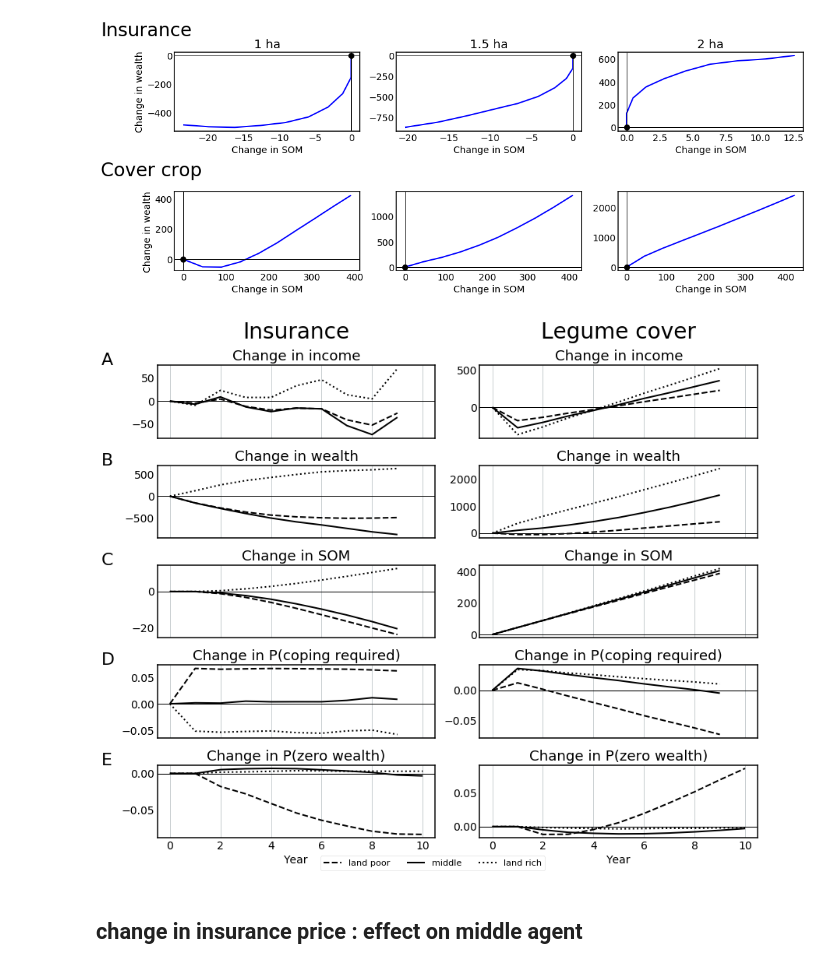
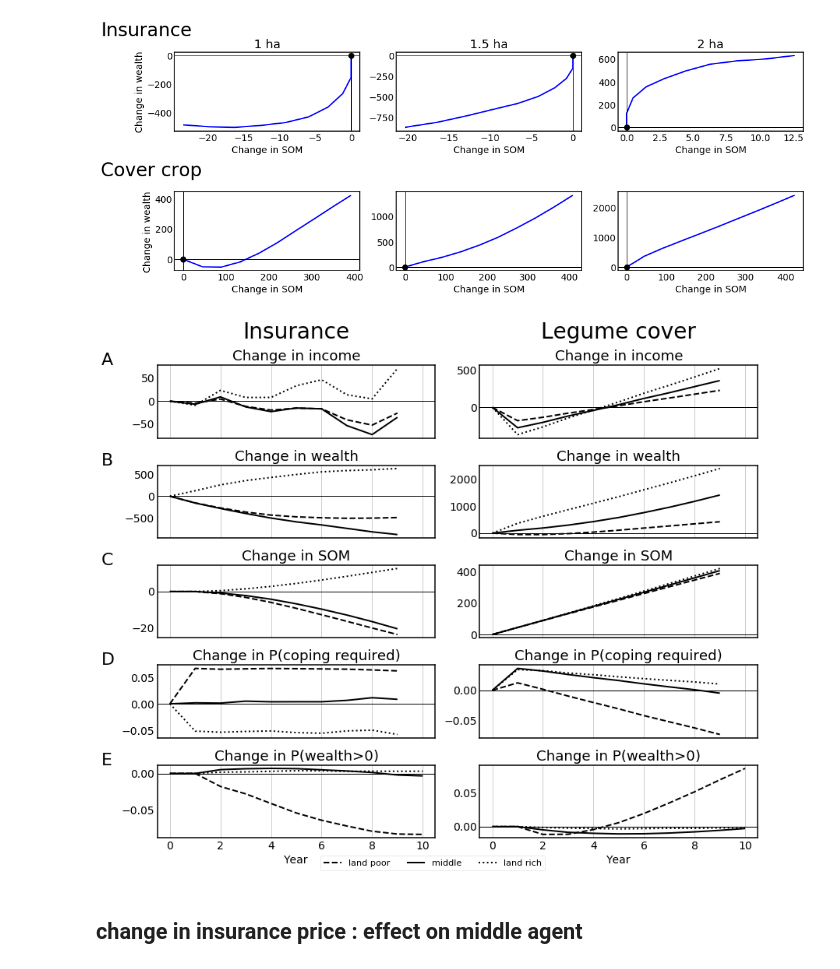
Before and after one commit to t-g-williams/adaptation_abm, a Jupyter notebook: experiments/explore mechanisms.ipynb, the cells around one changed output. Drawn from its saved outputs; the diff is of its cells as text; code cells hidden in the pictures.

Commit message:
formatting g plots for publication

```diff
--- a/experiments/explore mechanisms.ipynb
+++ b/experiments/explore mechanisms.ipynb
@@ -103,35 +103,35 @@ for o, outcome in enumerate(['income','wealth','organic','coping', 'zero_wealth'
             areas = mods['baseline']['land_area'] == land_area
             if outcome != 'zero_wealth':
                 data = np.swapaxes(mods[pol][outcome].astype(float) - mods['baseline'][outcome].astype(float), 0, 1)
                 data = np.mean(data[:,areas], axis=1)
             else:
                 data = np.swapaxes((mods[pol]['wealth']>0).astype(float) - (mods['baseline']['wealth']>0).astype(float), 0, 1)
                 data = np.mean(data[:,areas], axis=1)
 
             # plot
             start = 11 if outcome in ['wealth','organic'] else 10
             ax.plot(data[start:], lw=2, label='{} ha'.format(land_area), ls=ltys[l], color='k')
 
             ax.axhline(0, color='k', lw=1, label='_nolegend_')
             if outcome == 'organic':
                 titl = 'SOM'
             elif outcome == 'coping':
                 titl = 'P(coping required)'
             elif outcome == 'zero_wealth':
-                titl = 'P(zero wealth)'
+                titl = 'P(wealth>0)'
             else:
                 titl = outcome
             ax.set_title('Change in {}'.format(titl))
             ax.grid(False, axis='y')
     axs[o,0].text(-0.2,1,string.ascii_uppercase[o], transform=axs[o,0].transAxes, fontsize=22)
 
 axs[-1,0].set_xlabel('Year')
 axs[-1,1].set_xlabel('Year')
 axs[0,0].text(0.5, 1.3, 'Insurance', va='bottom', ha='center', fontsize=28, transform=axs[0,0].transAxes)
 axs[0,1].text(0.5, 1.3, 'Legume cover', va='bottom', ha='center', fontsize=28, transform=axs[0,1].transAxes)
 lg = fig.legend([li for li in land_areas_str], ncol=3, bbox_to_anchor=[0.5, 0], loc='lower center')
 # %% [output]
-[figure, old version]
+[figure, new version]
 # %% [markdown]
 ## change in insurance price : effect on middle agent
 # %% [markdown]
```
Also changed, not shown: parts of 9 cells of this notebook, 4 other files.
